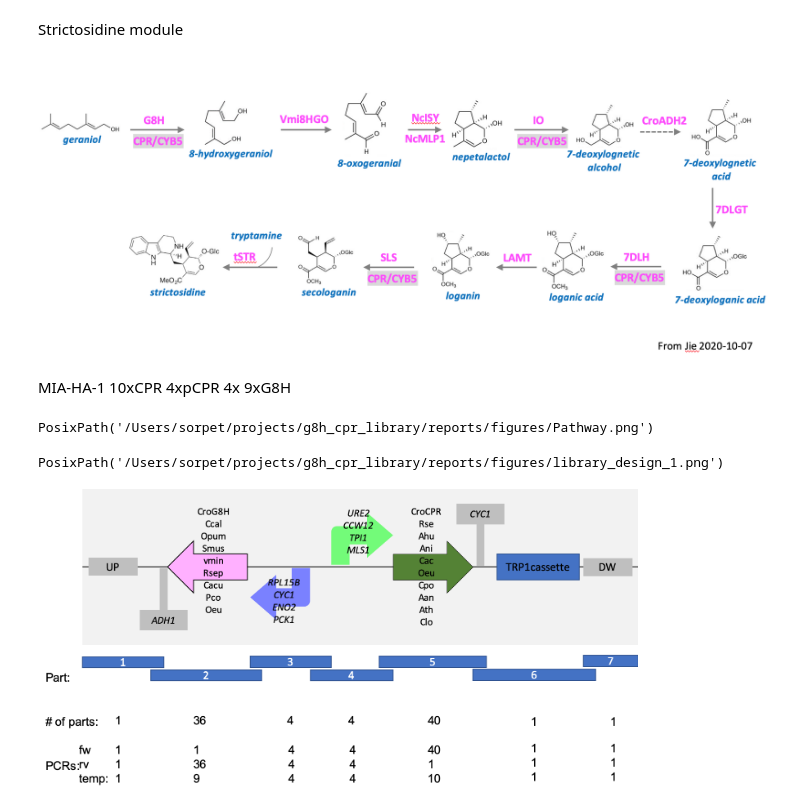
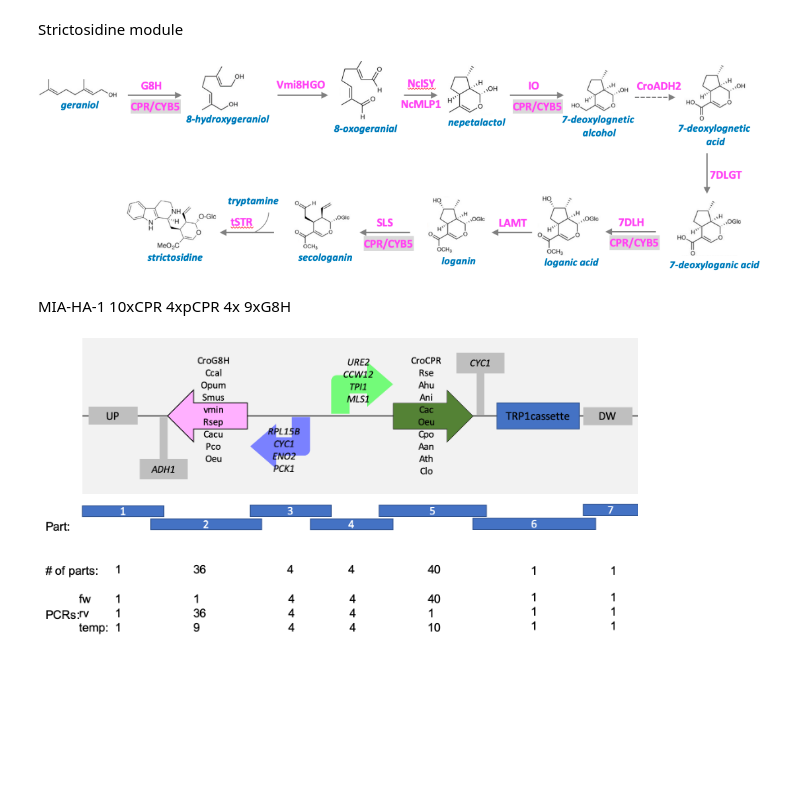
Before and after one commit to hiyama341/ConStrain, a Jupyter notebook: notebooks/04-SDP-croStrains.ipynb, the cells around one changed output. Drawn from its saved outputs; the diff is of its cells as text; code cells hidden in the pictures; blank space fills up the shorter version.

```diff
--- a/notebooks/04-SDP-croStrains.ipynb
+++ b/notebooks/04-SDP-croStrains.ipynb
@@ -90,17 +54,9 @@ Tasks
 # %% [markdown]
 Strictosidine module
 # %%
-IPython.core.display.Image(figures / 'Pathway.png', width=800)
+IPython.core.display.Image('../pictures/Strictosidine_pathway.png', width=800)
 # %% [output]
-[figure, old version]
+[figure, new version]
 # %% [markdown]
 MIA-HA-1 10xCPR 4xpCPR 4x 9xG8H
-# %%
-figures / 'Pathway.png'
-# %% [output]
-PosixPath('/Users/sorpet/projects/g8h_cpr_library/reports/figures/Pathway.png')
-# %%
-figures / 'library_design_1.png'
-# %% [output]
-PosixPath('/Users/sorpet/projects/g8h_cpr_library/reports/figures/library_design_1.png')
 # %%
```
Also changed, not shown: parts of 150 cells of this notebook, 45 other files.
